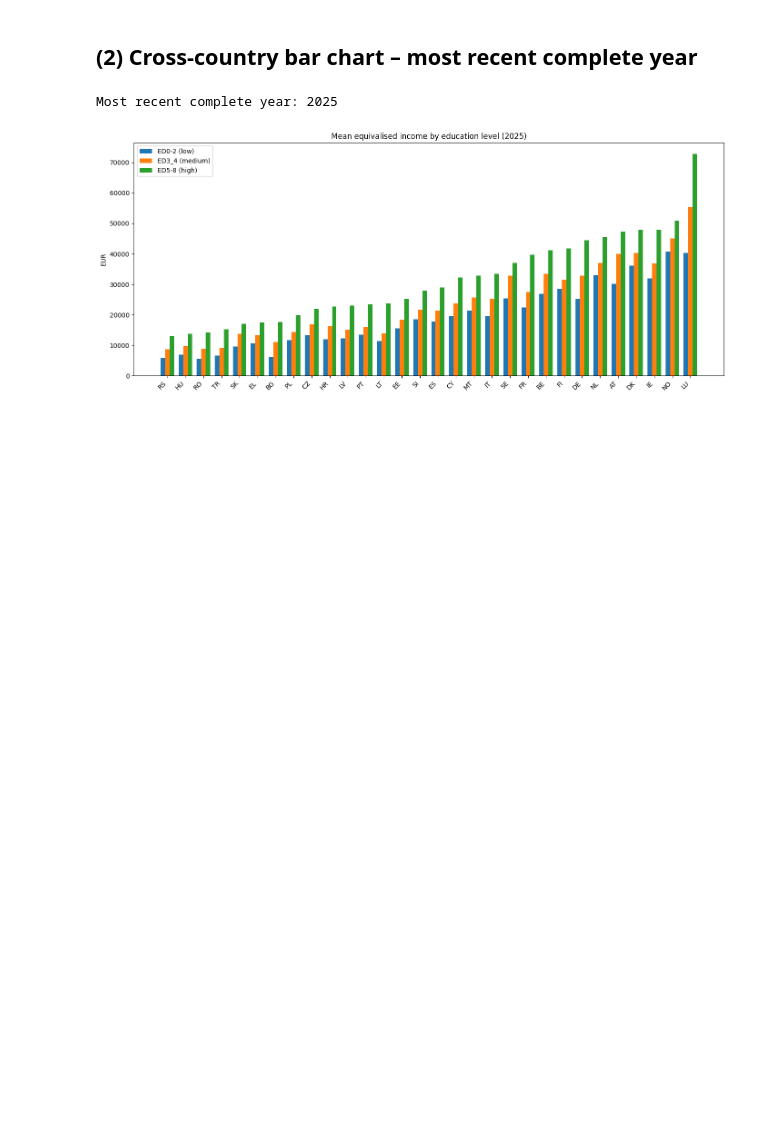
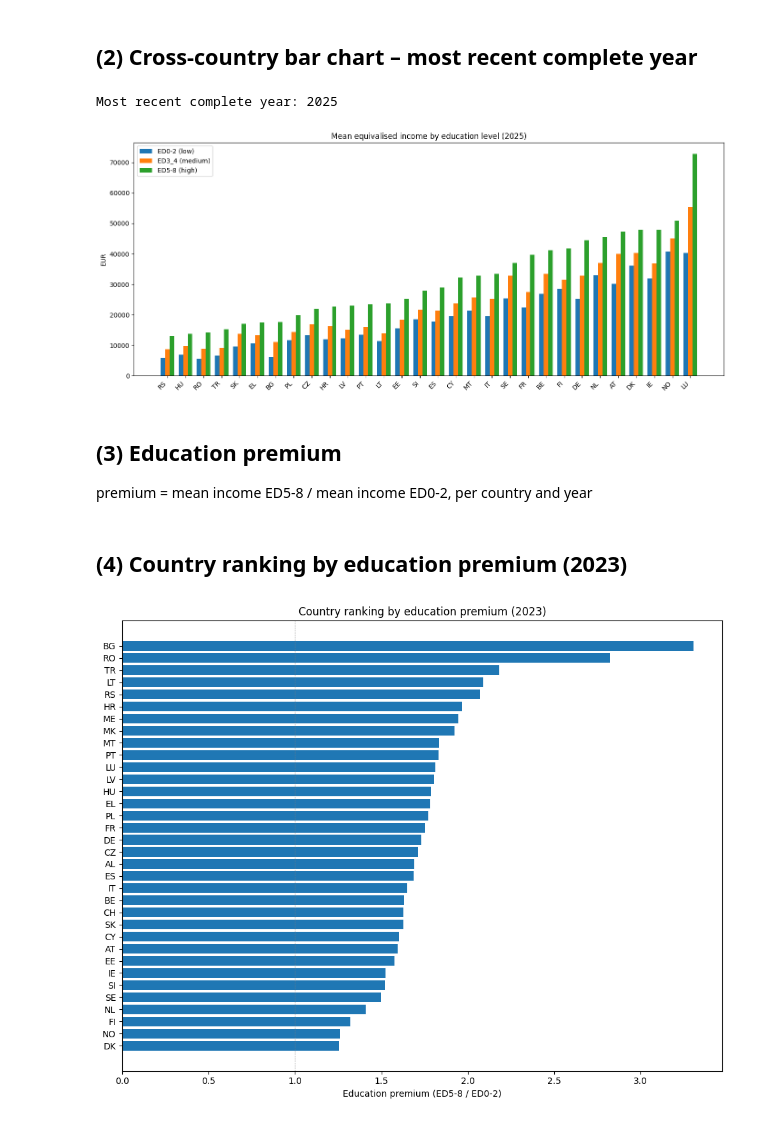
Before and after one commit to sgolbasi/dlds_project, a Jupyter notebook: project.ipynb, the cells around one changed output. Saved outputs shown, nothing was run; the diff lists cells and outputs as text; code cells hidden in the pictures; blank space fills up the shorter version.

Commit message:
education premium graphs

```diff
--- a/project.ipynb
+++ b/project.ipynb
@@ -148,3 +148,7 @@ plt.tight_layout()
 plt.show()
 # %% [output]
 [figure]
+# %% [markdown]
+## (3) Education premium
+
+premium = mean income ED5-8 / mean income ED0-2, per country and year
@@ -150,0 +165,42 @@ plt.show()
+# %%
+# education premium per country (small multiples)
+prem_countries = sorted(c for c in premium["country"].unique()
+                        if c not in ["EU", "EU27_2007", "EU27_2020", "EU28",
+                                     "EA", "EA18", "EA19", "EA20", "EA21"])
+ncols = 5
+nrows = -(-len(prem_countries) // ncols)
+fig, axes = plt.subplots(nrows, ncols, figsize=(18, 3 * nrows), sharex=True, sharey=True)
+axes = axes.flatten()
+
+for i, ctry in enumerate(prem_countries):
+    ax = axes[i]
+    sub = premium[premium["country"] == ctry]
+    ax.plot(sub["year"], sub["premium"], marker="o", markersize=3)
+    ax.axhline(1, color="grey", linewidth=0.5, linestyle="--")
+    ax.set_title(ctry)
+    ax.tick_params(labelsize=7)
+
+for j in range(i + 1, len(axes)):
+    axes[j].set_visible(False)
+
+fig.suptitle("Education premium (ED5-8 / ED0-2) over time", y=1.01)
+fig.supylabel("Premium")
+plt.tight_layout()
+plt.show()
+# %% [markdown]
+## (4) Country ranking by education premium (2023)
+# %%
+# bar chart: countries ranked by premium in 2023
+ref_year = 2023
+rank = premium[(premium["year"] == ref_year) & premium["country"].isin(prem_countries)]
+rank = rank.sort_values("premium")
+
+fig, ax = plt.subplots(figsize=(10, 8))
+ax.barh(rank["country"], rank["premium"])
+ax.axvline(1, color="grey", linewidth=0.5, linestyle="--")
+ax.set_xlabel("Education premium (ED5-8 / ED0-2)")
+ax.set_title(f"Country ranking by education premium ({ref_year})")
+plt.tight_layout()
+plt.show()
+# %% [output]
+[figure, added]
```
Also changed, not shown: parts of 2 cells of this notebook, 2 other files.
